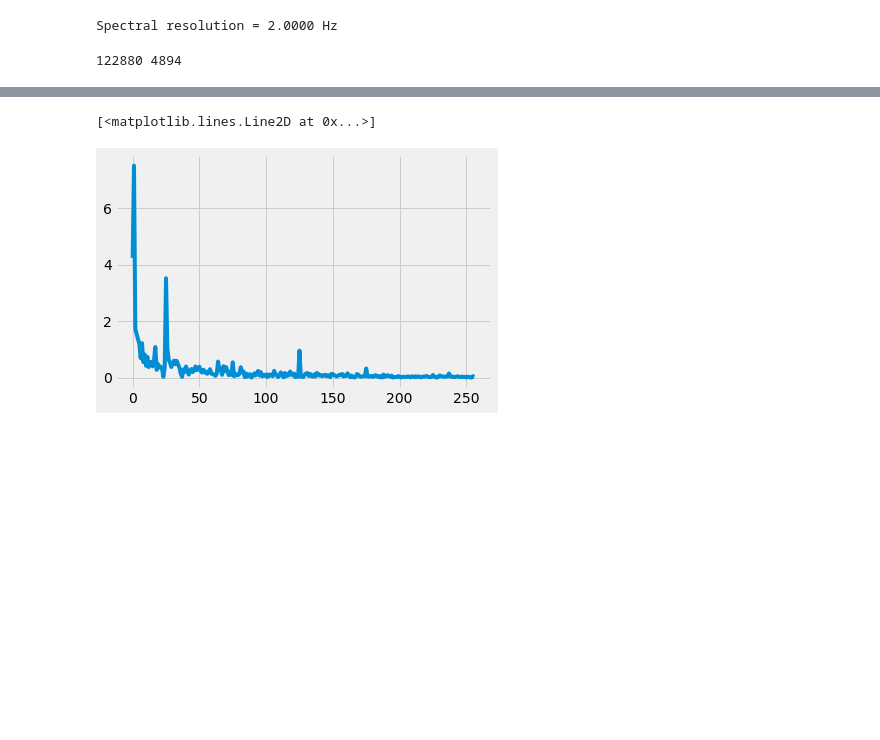
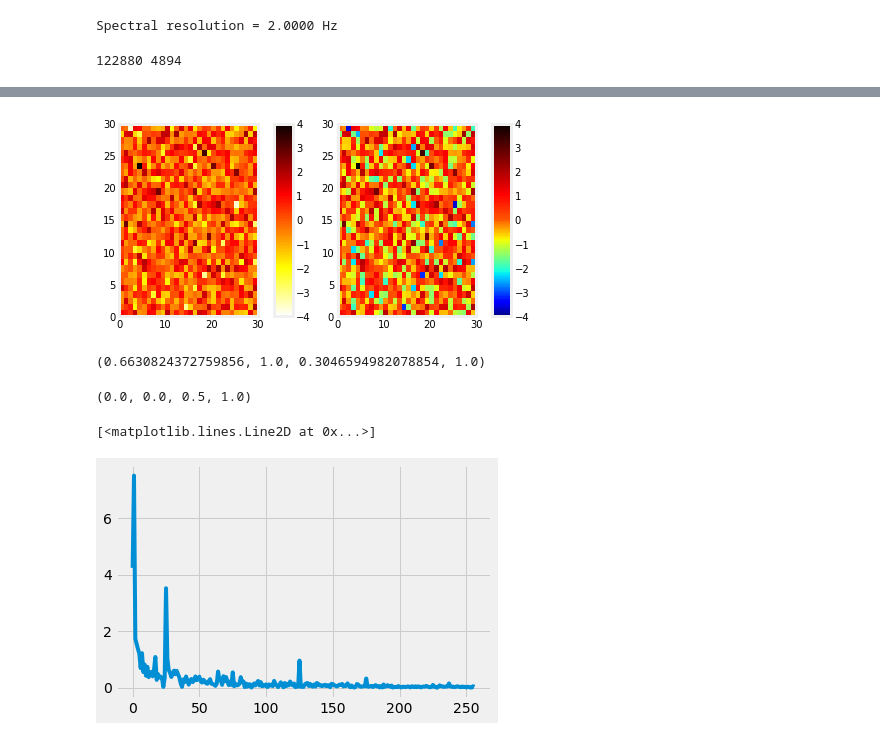
Before and after one commit to OrielBanne/myIPythonNotebooks, a Jupyter notebook: Signal_Processing/EEG example.ipynb, the cells around one changed output, grey strips where cells are left out. Saved outputs shown, nothing was run; the diff lists cells and outputs as text; code cells hidden in the pictures; blank space fills up the shorter version.

```diff
--- a/Signal_Processing/EEG example.ipynb
+++ b/Signal_Processing/EEG example.ipynb
@@ -163,3 +194,24 @@ print(dHz)
+# %%
+jet = cm.get_cmap('jet', 128)
+#bottom = cm.get_cmap('gist_heat_r', 128)
+bottom = cm.get_cmap('hot_r', 128)
+
+
+
+newcolors = np.vstack((jet(np.linspace(0., .80, 128)),
+                       bottom(np.linspace(0.5, 1, 128))))
+newcmp = ListedColormap(newcolors, name='mynewbar')
+plot_examples([bottom, newcmp])
+# %% [output]
+[figure, added]
+# %%
+print(mybar(0.5))
+# %% [output]
+(0.6630824372759856, 1.0, 0.3046594982078854, 1.0)
+# %%
+mybar(0)
+# %% [output]
+(0.0, 0.0, 0.5, 1.0)
 # %%
 plt.plot(myamp[0])
 # %% [output]
```
Also changed, not shown: parts of 7 cells of this notebook.
